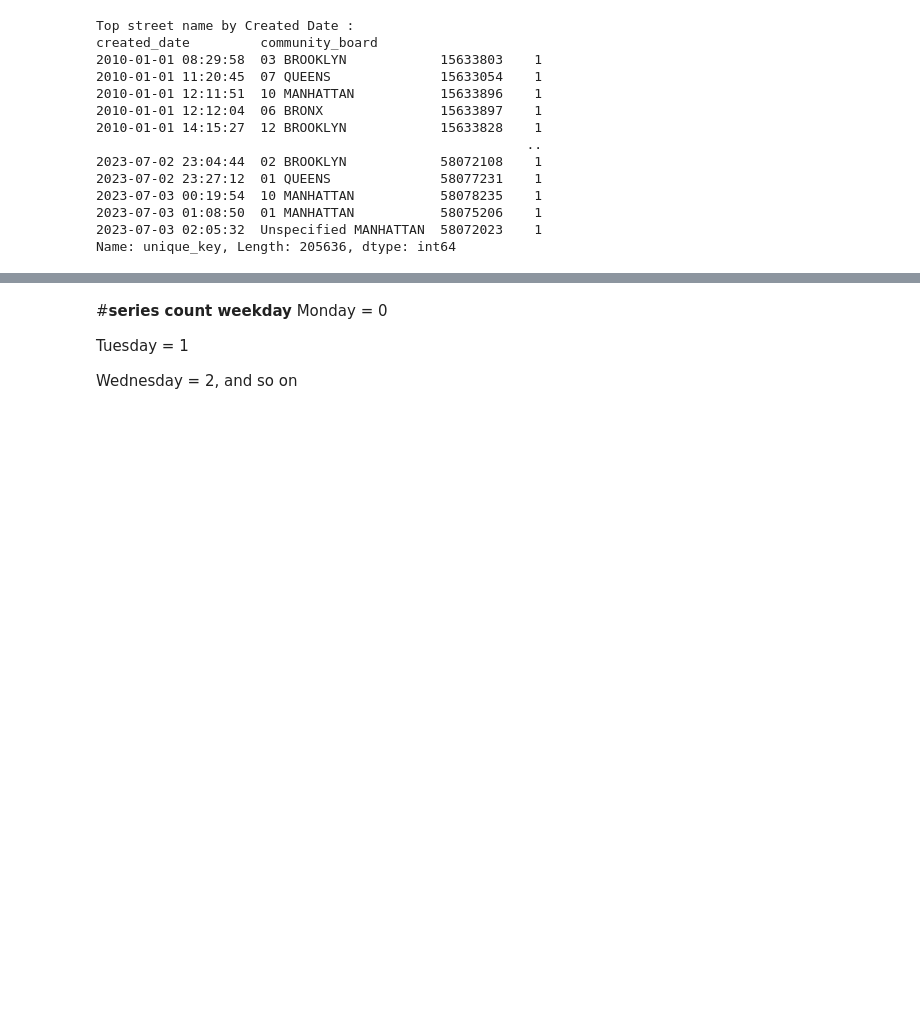
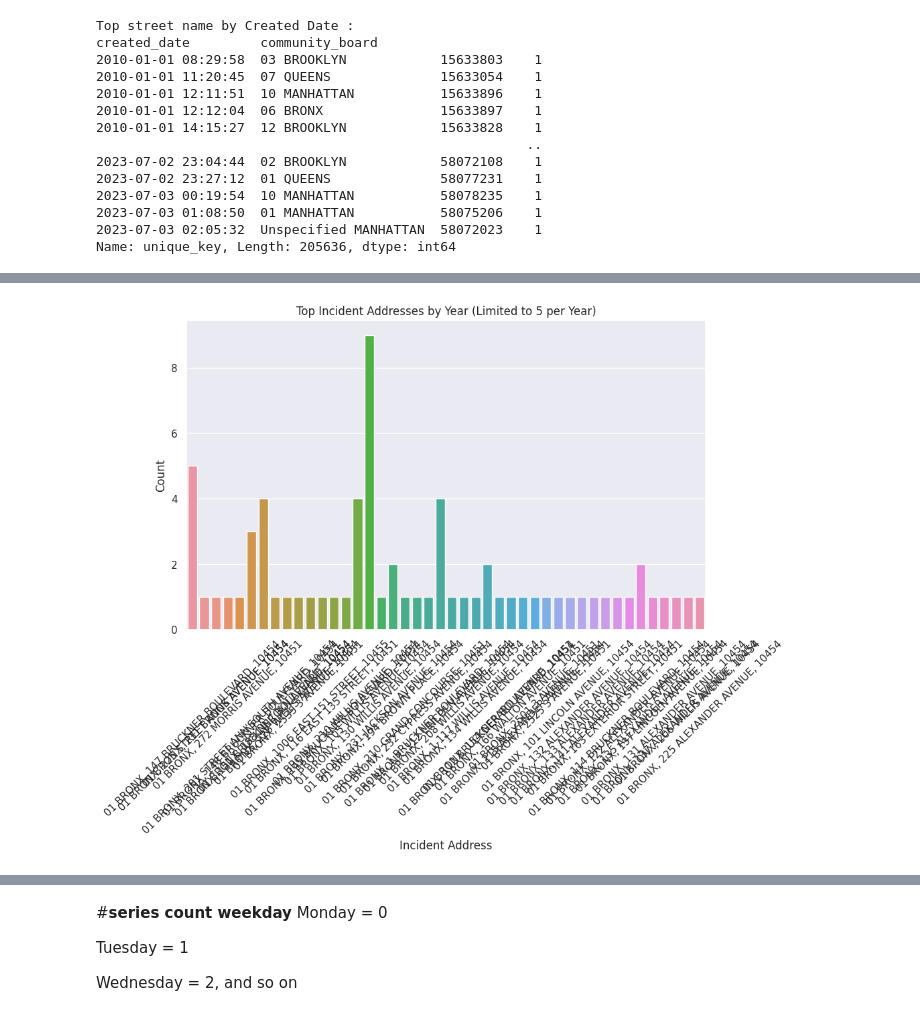
Before and after one commit to MarcusQuigley/Mel-main, a Jupyter notebook: rat_sightings_nyc1.ipynb, the cells around one changed output, grey strips where cells are left out. Drawn from its saved outputs; the diff is of its cells as text; code cells hidden in the pictures; blank space fills up the shorter version.

```diff
--- a/rat_sightings_nyc1.ipynb
+++ b/rat_sightings_nyc1.ipynb
@@ -754,5 +649,3 @@ YEARS... limit by years then months. 2022 and 2023 first
-# %%
-rat1['street_name'].fillna('Unspecified', inplace=True)
 # %%
 # Top community board
 top_community_board = rat1.groupby(['created_date', 'community_board'])['unique_key'].apply(lambda x: x.value_counts().nlargest())
@@ -862,5 +755,8 @@ year  community_board
       Unspecified MANHATTAN    56694195
       Unspecified QUEENS       56438436
 Name: unique_key, Length: 922, dtype: int64
+# %%
+# Create a new column combining 'Community board'"incident_address" and "incident_zip"
+rat1['CB_address_zip'] = rat1['community_board'] + ', ' + rat1['incident_address'] + ', ' + rat1['incident_zips']
 # %%
 # Top incident address by 'year','quarter','month', day, 'weekday'
@@ -953,6 +849,6 @@ Name: unique_key, Length: 167090, dtype: int64
 # %%
 # Top incident address by year
-top_addresses_y = rat1.groupby(['year', 'community_board','incident_address'])['unique_key'].apply(lambda x: x.value_counts().idxmax())
+top_addresses_y = rat1.groupby(['year', 'CB_address_zip'])['unique_key'].apply(lambda x: x.value_counts().idxmax())
 
 print("Top incident address by year and quarter.:")
 print(top_addresses_y)
@@ -975,2 +871,4 @@ Name: unique_key, Length: 148053, dtype: int64
+# %%
+top_addresses_y = top_addresses_y.reset_index()
 # %%
 top_addresses_yq_df = top_addresses_yq.reset_index()
@@ -1072,0 +946,15 @@ memory usage: 165.7+ KB
+# %%
+# Top incident address by year
+# Limit top CB_address_zip values to 5 per year
+top_addresses_y_filtered = top_addresses_y.groupby('year').head(5)
+
+# Plot the countplot
+plt.figure(figsize=(10, 6))
+sns.countplot(data=top_addresses_y_filtered, x='CB_address_zip')
+plt.xlabel('Incident Address')
+plt.ylabel('Count')
+plt.title('Top Incident Addresses by Year (Limited to 5 per Year)')
+plt.xticks(rotation=45)
+plt.show()
+# %% [output]
+[figure, added]
```
Also changed, not shown: parts of 114 cells of this notebook.
